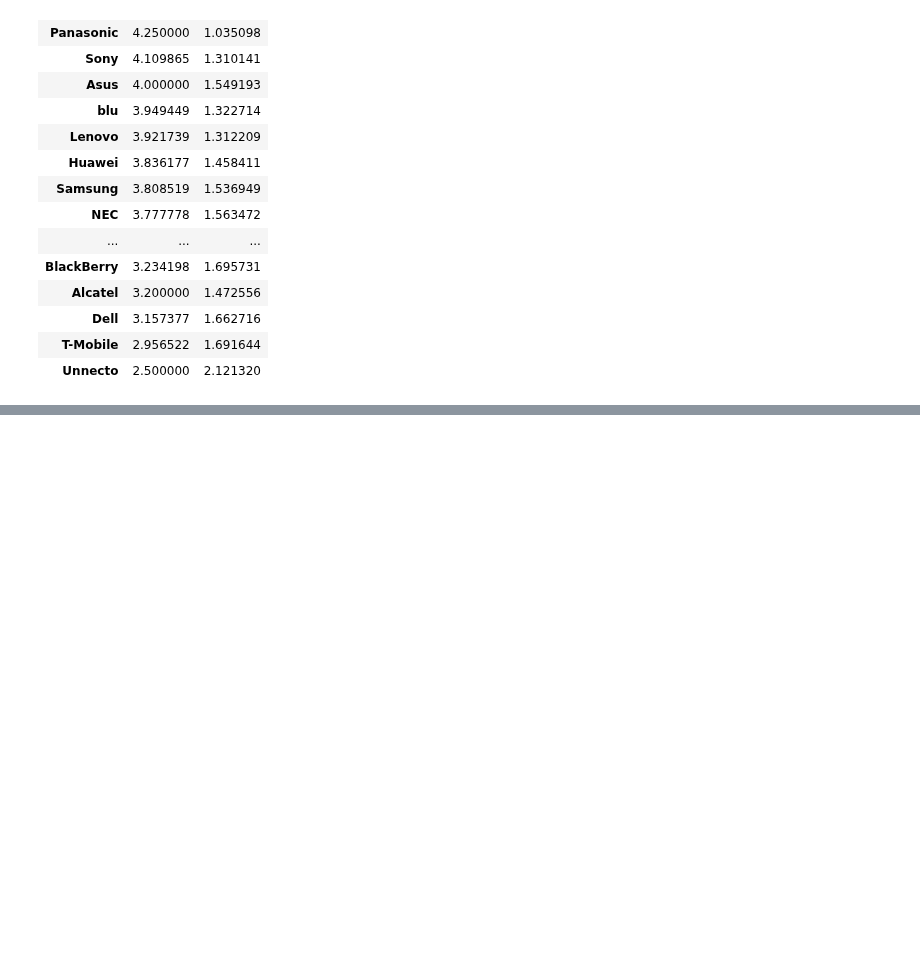
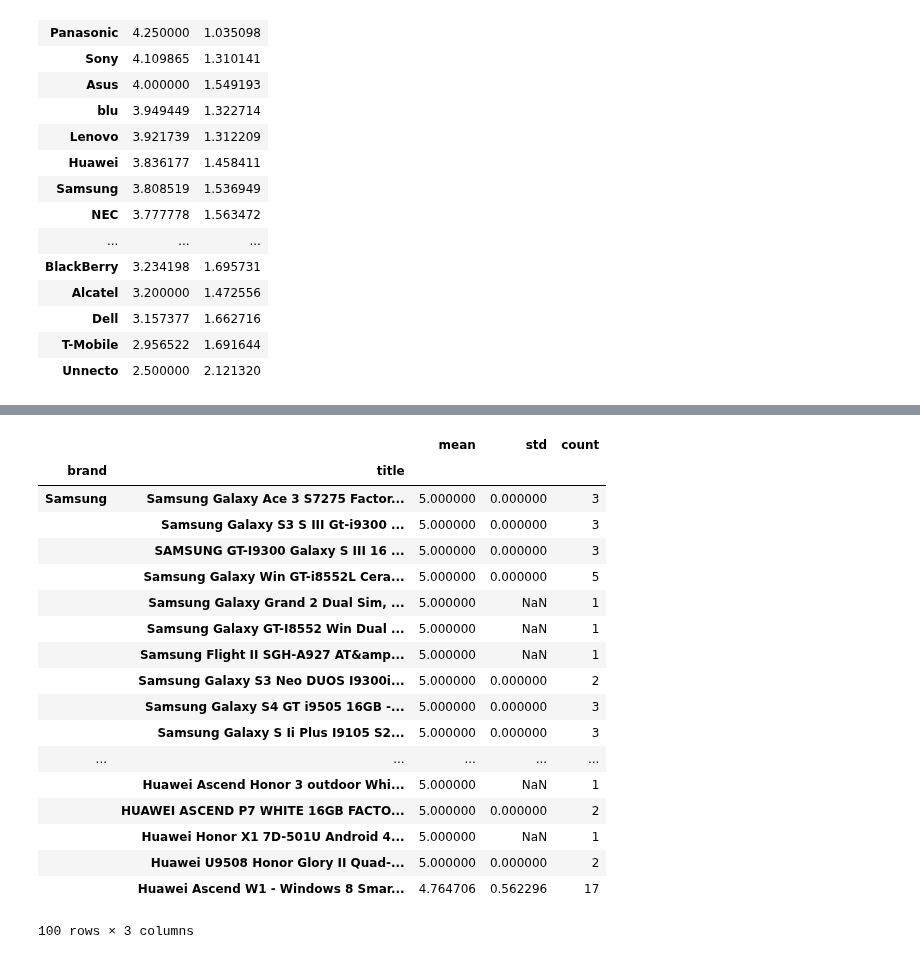
Before and after one commit to MsSquirrel/ADA---MAK, a Jupyter notebook: Project/alex_project.ipynb, the cells around one changed output, grey strips where cells are left out. Saved outputs shown, nothing was run; the diff lists cells and outputs as text; code cells hidden in the pictures; blank space fills up the shorter version.

```diff
--- a/Project/alex_project.ipynb
+++ b/Project/alex_project.ipynb
@@ -338,0 +379,29 @@ brand_ratings_df.sort_values('mean', ascending=False)
+# %%
+#TOP 10 best phones
+top_best_brands_list = []
+for brand in brands:
+    top10_best = top_products_df.iloc[top_products_df.index.get_level_values('brand') == brand]
+    top_best_brands_list.append(top10_best.sort_values(['mean'], ascending=False).head(10))
+
+top_best_brands = pd.concat(top_best_brands_list)
+top_best_brands
+# %% [output]
+|  |  | mean | std | count |
+| brand | title |  |  |  |
+| Samsung | Samsung Galaxy Ace 3 S7275 Factor... | 5.000000 | 0.000000 | 3 |
+|  | Samsung Galaxy S3 S III Gt-i9300 ... | 5.000000 | 0.000000 | 3 |
+|  | SAMSUNG GT-I9300 Galaxy S III 16 ... | 5.000000 | 0.000000 | 3 |
+|  | Samsung Galaxy Win GT-i8552L Cera... | 5.000000 | 0.000000 | 5 |
+|  | Samsung Galaxy Grand 2 Dual Sim, ... | 5.000000 | NaN | 1 |
+|  | Samsung Galaxy GT-I8552 Win Dual ... | 5.000000 | NaN | 1 |
+|  | Samsung Flight II SGH-A927 AT&amp... | 5.000000 | NaN | 1 |
+|  | Samsung Galaxy S3 Neo DUOS I9300i... | 5.000000 | 0.000000 | 2 |
+|  | Samsung Galaxy S4 GT i9505 16GB -... | 5.000000 | 0.000000 | 3 |
+|  | Samsung Galaxy S Ii Plus I9105 S2... | 5.000000 | 0.000000 | 3 |
+| ... | ... | ... | ... | ... |
+|  | Huawei Ascend Honor 3 outdoor Whi... | 5.000000 | NaN | 1 |
+|  | HUAWEI ASCEND P7 WHITE 16GB FACTO... | 5.000000 | 0.000000 | 2 |
+|  | Huawei Honor X1 7D-501U Android 4... | 5.000000 | NaN | 1 |
+|  | Huawei U9508 Honor Glory II Quad-... | 5.000000 | 0.000000 | 2 |
+|  | Huawei Ascend W1 - Windows 8 Smar... | 4.764706 | 0.562296 | 17 |
+100 rows × 3 columns
```
Also changed, not shown: parts of 9 cells of this notebook.
